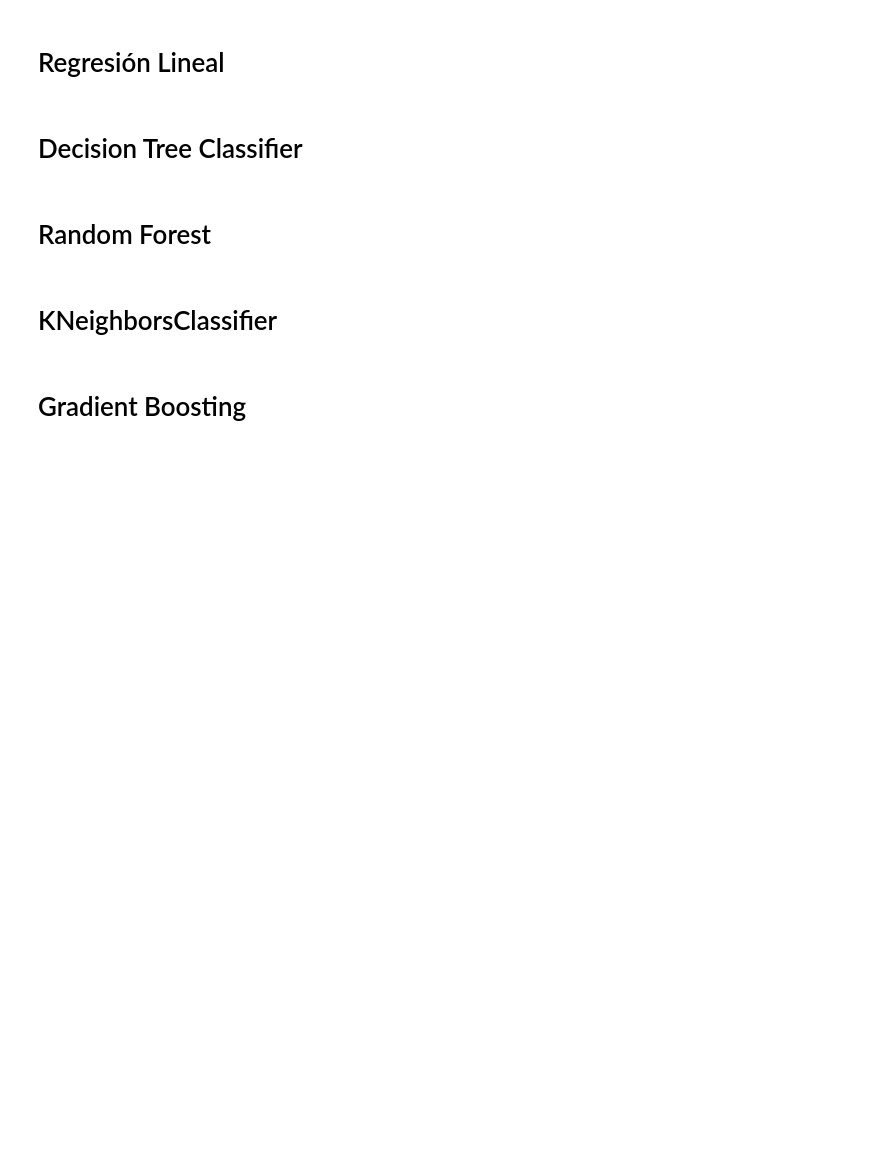
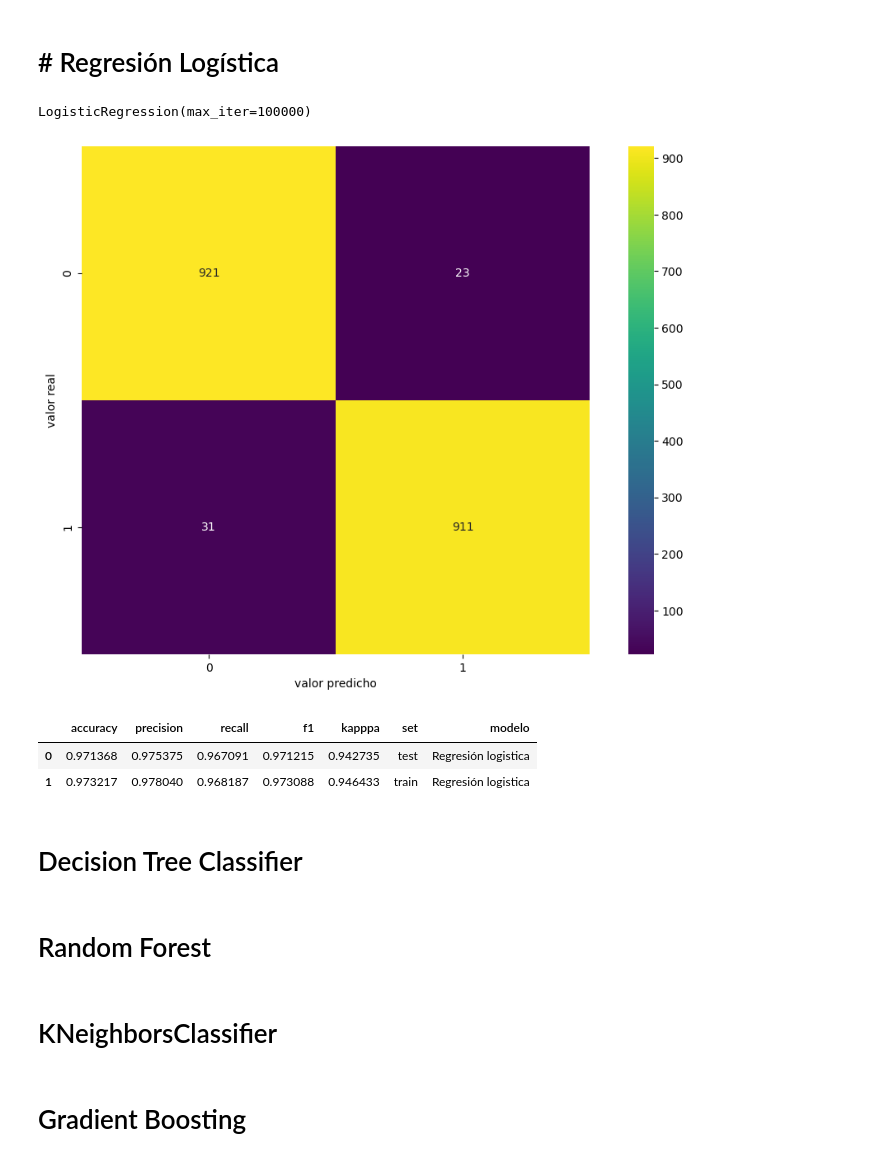
Before and after one commit to luceromendozab/Churn_Project, a Jupyter notebook: notebooks/Ajuste de modelo Variable Respuesta Balanceada.ipynb, the cells around one changed output. Cells and saved outputs as stored; diff of their text form; code cells hidden in the pictures; blank space fills up the shorter version.

```diff
--- a/notebooks/Ajuste de modelo Variable Respuesta Balanceada.ipynb
+++ b/notebooks/Ajuste de modelo Variable Respuesta Balanceada.ipynb
@@ -36,2 +107,23 @@ from imblearn.combine import SMOTETomek
+# %%
+X_train, X_test, y_train, y_test = train_test_split(X_bal,y_bal, test_size = 0.2, random_state = 666)
 # %% [markdown]
-# Regresión Lineal
+# # Regresión Logística
+# %%
+lr = LogisticRegression(max_iter = 100000)
+lr.fit(X_train, y_train)
+# %% [output]
+LogisticRegression(max_iter=100000)
+# %%
+y_pred_lr_test = lr.predict(X_test)
+y_pred_lr_train = lr.predict(X_train)
+# %%
+def matriz_confusion(clases_reales, clases_predichas, total_filas_test):
+
+    matriz = confusion_matrix(clases_reales, clases_predichas)
+
+    plt.figure(figsize = (12, 8))
+    sns.heatmap(matriz, square=True, annot=True, fmt="d", cmap = "viridis")
+
+    plt.xlabel('valor predicho')
+    plt.ylabel('valor real')
+    plt.show()
@@ -38,3 +159,15 @@ from imblearn.combine import SMOTETomek
+# %%
+matriz_logistica = matriz_confusion(y_test, y_pred_lr_test, y_test.shape[0])
+matriz_logistica
+# %% [output]
+[figure, added]
+# %%
+results_logistic = metricas(y_test, y_pred_lr_test, y_train, y_pred_lr_train, "Regresión logistica")
+results_logistic
+# %% [output]
+|  | accuracy | precision | recall | f1 | kapppa | set | modelo |
+| 0 | 0.971368 | 0.975375 | 0.967091 | 0.971215 | 0.942735 | test | Regresión logistica |
+| 1 | 0.973217 | 0.978040 | 0.968187 | 0.973088 | 0.946433 | train | Regresión logistica |
 # %% [markdown]
 # Decision Tree Classifier
 # %% [markdown]
```
Also changed, not shown: parts of 13 cells of this notebook, 1 other file.
